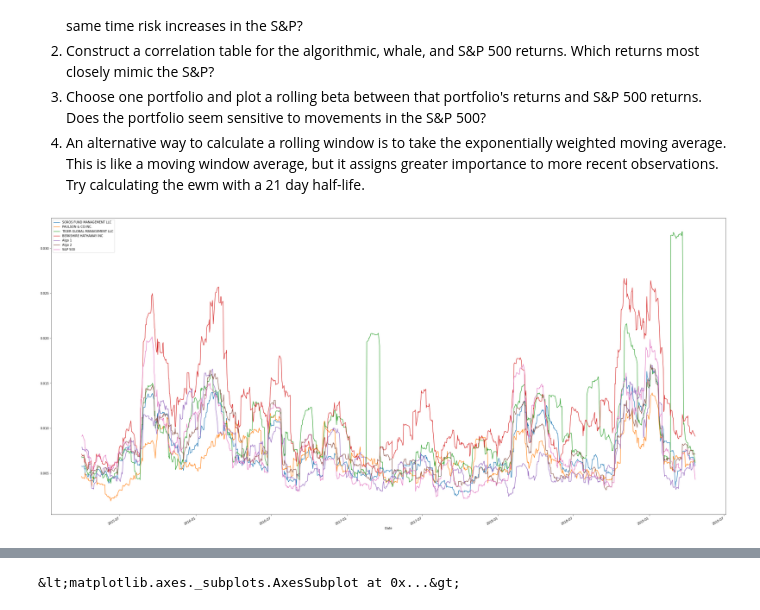
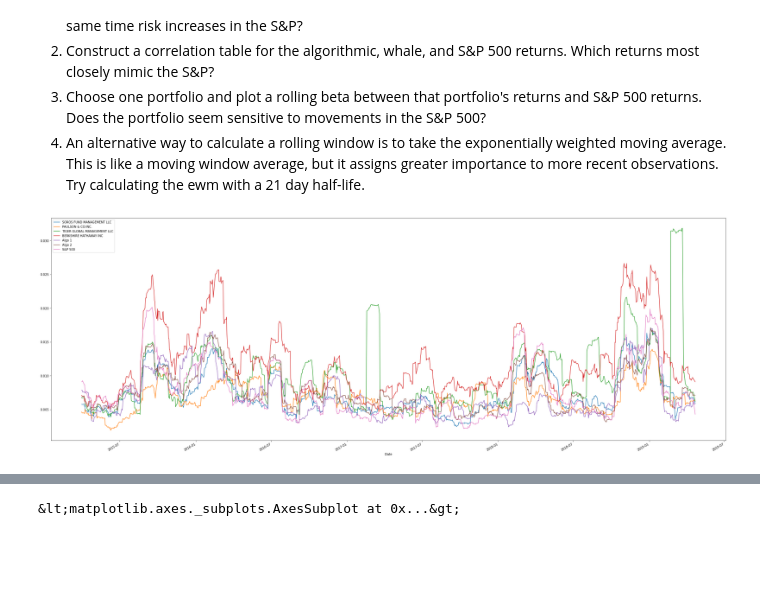
Before and after one commit to lanre00/FinTech, a Jupyter notebook: Homework/04-Pandas/HOMEWORK.ipynb, the cells around one changed output, grey strips where cells are left out. Cells and saved outputs as stored; diff of their text form; code cells hidden in the pictures; blank space fills up the shorter version.

```diff
--- a/Homework/04-Pandas/HOMEWORK.ipynb
+++ b/Homework/04-Pandas/HOMEWORK.ipynb
@@ -272,10 +272,10 @@ Risk changes over time. Analyze the rolling statistics for Risk and Beta.
 # %%
 # Calculate and plot the rolling standard deviation for
 # the S&P 500 and whale portfolios using a 21 trading day window
 # YOUR CODE HERE
-cp_rolling = cp.rolling(window=21).std().plot(figsize=(40,20))
+cp_rolling = cp.rolling(window=21).std().plot(figsize=(40,15))
 # %% [output]
-[figure, old version]
+[figure, new version]
 # %%
 # Construct a correlation table
 # YOUR CODE HERE
```
Also changed, not shown: parts of 20 cells of this notebook.
